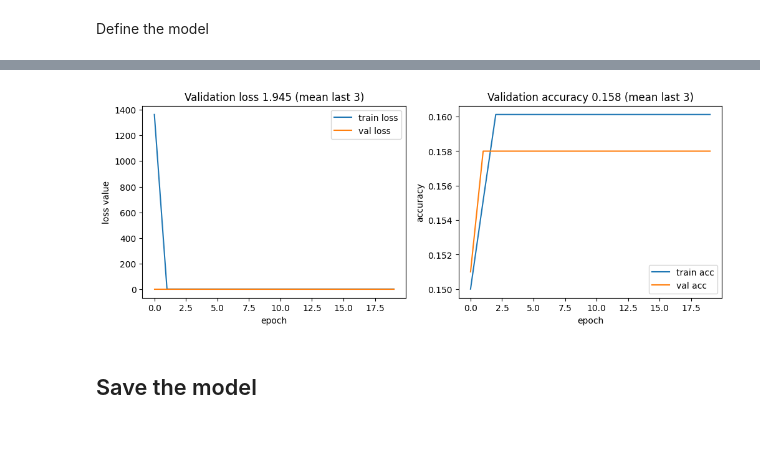
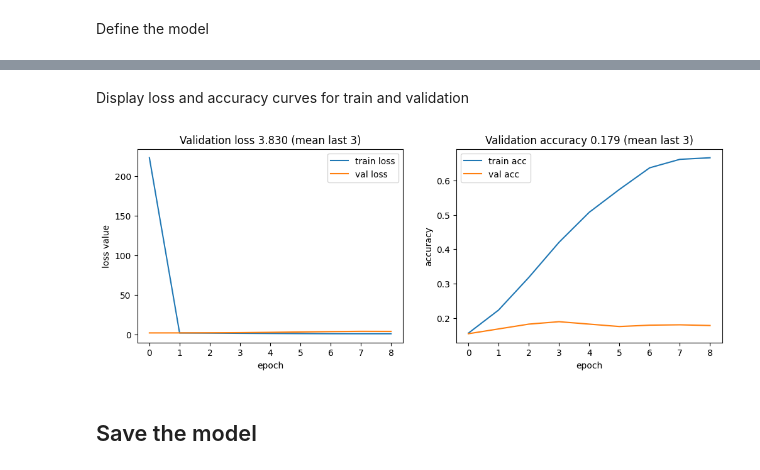
Before and after one commit to aot29/arthropod_taxonomy, a Jupyter notebook: 02_cnn.ipynb, the cells around one changed output, grey strips where cells are left out. Saved outputs shown, nothing was run; the diff lists cells and outputs as text; code cells hidden in the pictures; blank space fills up the shorter version.

```diff
--- a/02_cnn.ipynb
+++ b/02_cnn.ipynb
@@ -69,0 +76,4 @@ model.add(Dense(output_classes, activation='softmax'))
+# %%
+# convert class vectors to binary class matrices
+classes, y = np.unique(y, return_inverse=True)
+y = keras.utils.to_categorical(y, output_classes)
@@ -70,2 +101,22 @@ model.add(Dense(output_classes, activation='softmax'))
 # %% [markdown]
 Define the model
+# %%
+model = Sequential([
+    Input(shape=input_shape)
+])
+# conv layer
+model.add(
+    Conv2D(filters=32, kernel_size=(3, 3), activation='relu')
+)
+# max pooling layer
+model.add(MaxPool2D(pool_size=(2, 2)))
+# conv layer
+model.add(Conv2D(filters=64, kernel_size=(3, 3), activation='relu'))
+# max pooling layer
+model.add(MaxPool2D(pool_size=(2, 2))
+)
+model.add(Flatten())
+model.add(Dropout(0.5))
+model.add(Dense(output_classes, activation='softmax')
+)
+model.summary()
@@ -76,6 +150,6 @@ from tensorflow.keras import metrics
 # Define loss function, optimizer, and metrics to track during training
 model.compile(
     optimizer='adam', # .. or optimizers.SGD(lr=0.01)
-    loss='sparse_categorical_crossentropy', # .. or losses.sparse_categorical_crossentropy
-    metrics=['acc'] # .. or metrics.sparse_categorical_accuracy
+    loss='categorical_crossentropy', # .. or losses.sparse_categorical_crossentropy
+    metrics=['accuracy'] # .. or metrics.sparse_categorical_accuracy
 )
@@ -117,9 +158,9 @@ plt.show();
 # %%
 %%time
-# Fit model
+callback = EarlyStopping(monitor='val_accuracy', patience=5)
 history = model.fit(
-    x=X_train_preprocessed, y=y_train_preprocessed,
-    validation_split=0.2, batch_size=32, epochs=20,
-    shuffle=True # Shuffle training samples
+    x=X, y=y,
+    validation_split=0.1, batch_size=128, epochs=15,
+    callbacks=[callback]
 )
 # %% [output]
@@ -143,33 +187,35 @@ Wall time: 3h 24min 45s
+# %% [markdown]
+Display loss and accuracy curves for train and validation
 # %%
 %matplotlib inline
 import matplotlib.pyplot as plt
 import numpy as np
 
 # Create two plots: one for the loss value, one for the accuracy
 fig, (ax1, ax2) = plt.subplots(nrows=1, ncols=2, figsize=(12, 4))
 
 # Plot accuracy values
 ax1.plot(history.history['loss'], label='train loss')
 ax1.plot(history.history['val_loss'], label='val loss')
 ax1.set_title('Validation loss {:.3f} (mean last 3)'.format(
     np.mean(history.history['val_loss'][-3:]) # last three values
 ))
 ax1.set_xlabel('epoch')
 ax1.set_ylabel('loss value')
 ax1.legend()
 
 # Plot accuracy values
-ax2.plot(history.history['acc'], label='train acc')
-ax2.plot(history.history['val_acc'], label='val acc')
+ax2.plot(history.history['accuracy'], label='train acc')
+ax2.plot(history.history['val_accuracy'], label='val acc')
 ax2.set_title('Validation accuracy {:.3f} (mean last 3)'.format(
-    np.mean(history.history['val_acc'][-3:]) # last three values
+    np.mean(history.history['val_accuracy'][-3:]) # last three values
 ))
 ax2.set_xlabel('epoch')
 ax2.set_ylabel('accuracy')
 ax2.legend()
 plt.show()
 # %% [output]
-[figure, old version]
+[figure, new version]
 # %% [markdown]
 ## Save the model
 # %%
```
Also changed, not shown: parts of 18 cells of this notebook, 7 other files.
